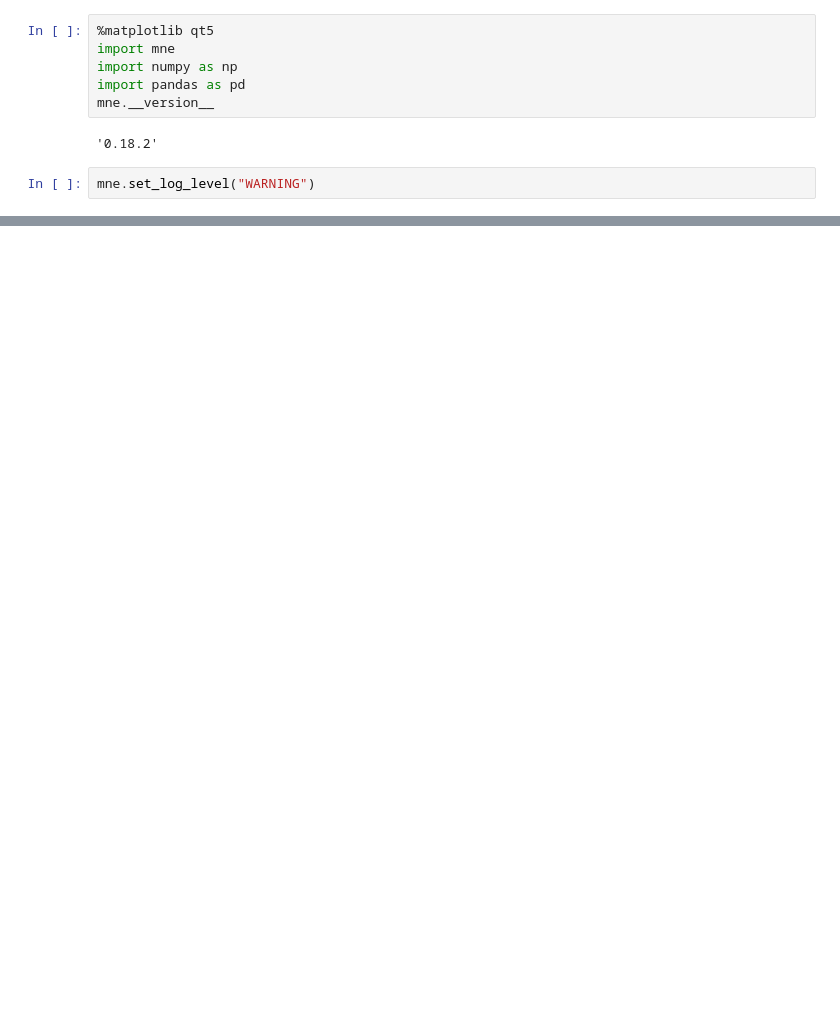
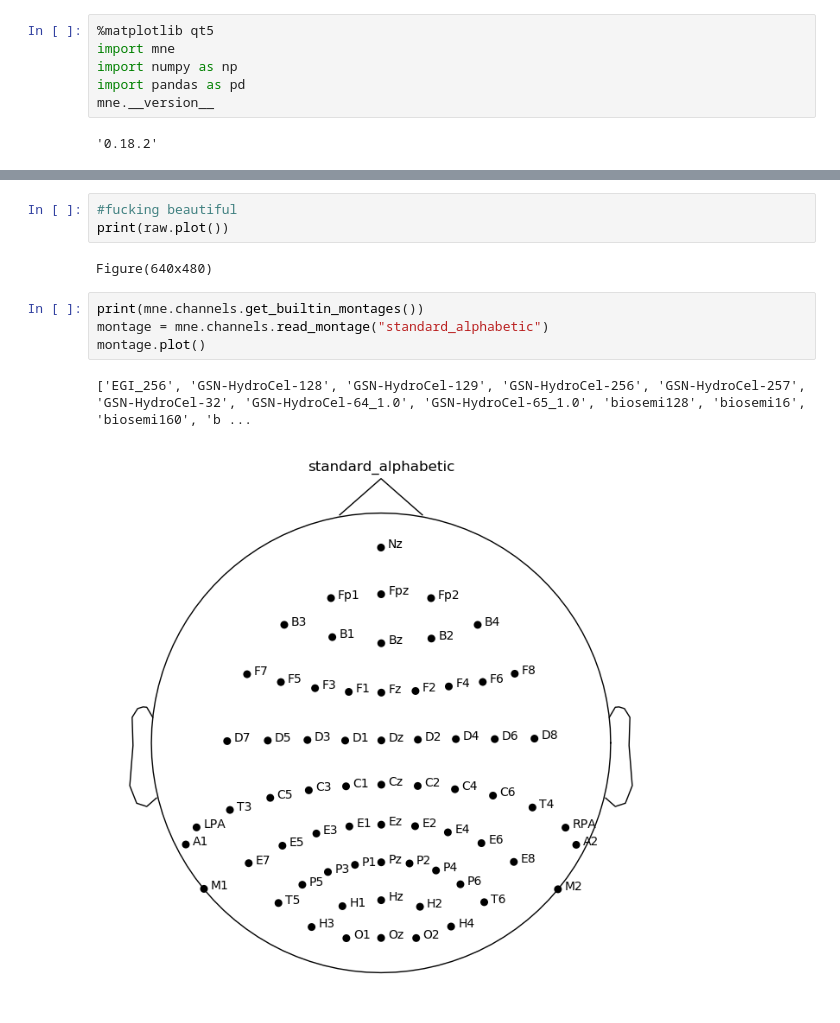
Before and after one commit to canlab/WAViMedEEG, a Jupyter notebook: mne_from_wavi.ipynb, the cells around one changed output, grey strips where cells are left out. Saved outputs shown, nothing was run; the diff lists cells and outputs as text; blank space fills up the shorter version.

```diff
--- a/mne_from_wavi.ipynb
+++ b/mne_from_wavi.ipynb
@@ -6,5 +6,3 @@ import pandas as pd
 mne.__version__
 # %% [output]
 '0.18.2'
-# %%
-mne.set_log_level("WARNING")
@@ -14,0 +43,12 @@ AttributeError: module 'numpy' has no attribute 'loadtable'
+# %%
+#fucking beautiful
+print(raw.plot())
+# %% [output]
+Figure(640x480)
+# %%
+print(mne.channels.get_builtin_montages())
+montage = mne.channels.read_montage("standard_alphabetic")
+montage.plot()
+# %% [output]
+['EGI_256', 'GSN-HydroCel-128', 'GSN-HydroCel-129', 'GSN-HydroCel-256', 'GSN-HydroCel-257', 'GSN-HydroCel-32', 'GSN-HydroCel-64_1.0', 'GSN-HydroCel-65_1.0', 'biosemi128', 'biosemi16', 'biosemi160', 'b ...
+[figure, added]
```
Also changed, not shown: parts of 11 cells of this notebook, 1 other file.
